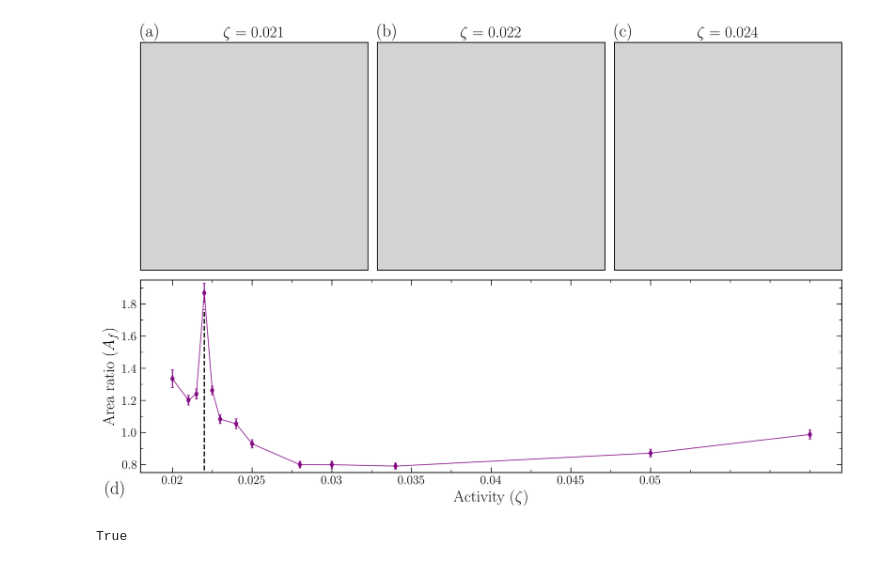
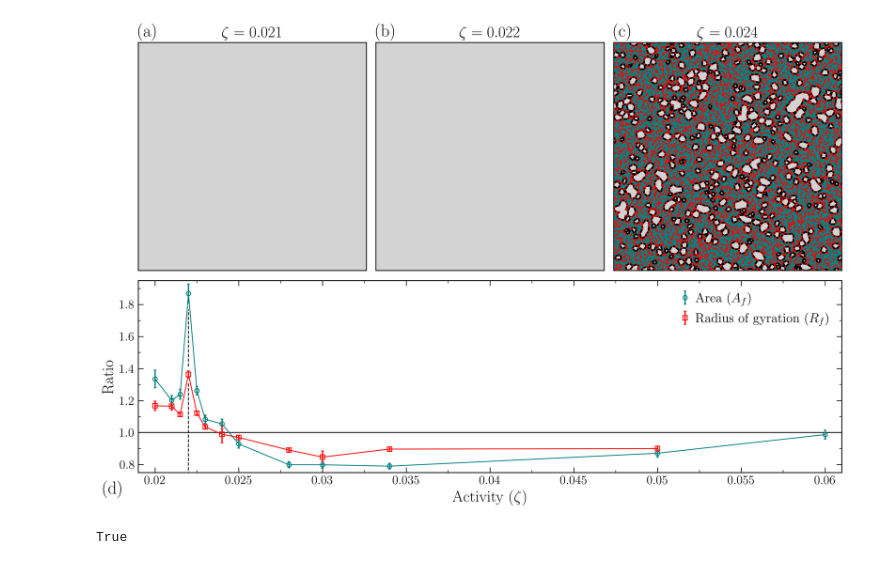
Before and after one commit to simonguld/Thesis, a Jupyter notebook: NematicAnalysis/makito/alpha_analysis.ipynb, the cells around one changed output. Drawn from its saved outputs; the diff is of its cells as text; code cells hidden in the pictures.

```diff
--- a/NematicAnalysis/makito/alpha_analysis.ipynb
+++ b/NematicAnalysis/makito/alpha_analysis.ipynb
@@ -43,7 +43,7 @@ def plot_elements(edges, facets, alpha, ax, shift):
         if Circumradius < alpha:
             ax.add_patch(patches.Polygon(path))
 
-def plot_areas(zeta, ax):
+def plot_areas(zeta, ax, ms=2):
     data_dir = Path("defect_data") / zeta
 
     points = np.genfromtxt(data_dir / "pos")
@@ -63,7 +63,7 @@ def plot_areas(zeta, ax):
     plot_elements(np.copy(edges), np.copy(facets), alpha, ax, np.array([2048,-2048]))
 
     #plots points
-    ax.scatter(points[:, 0], points[:, 1], c = 'r', s = 2.0)
+    ax.scatter(points[:, 0], points[:, 1], c = 'r', s = ms, zorder = 10)
     ax.set(xlim=(0, 2048), ylim=(0, 2048) )
 # %%
 zeta_values = ["0.019", "0.0195", "0.020", "0.021", "0.0215", "0.022", "0.0225", "0.023", "0.024", "0.025", "0.028", "0.030", "0.034", "0.05", "0.06"]
@@ -171,17 +196,21 @@ ax_post.set(xticks=[], yticks=[], title=fr"$\zeta = {zeta_values_to_load[2]}$",
 ax_pre.set_facecolor('lightgray')
 ax_on.set_facecolor('lightgray')
 ax_post.set_facecolor('lightgray')
-
-ax_fraction.errorbar(zeta_values, fraction, yerr=fraction_err, fmt = 'd-',
-                 color=f'C{3}', markersize=5,
-                alpha=.8, elinewidth=1.5, capsize=1.5, capthick=1, lw=1)
+#fillstyle=Line2D.fillStyles[-1]
+ax_fraction.errorbar(zeta_values, fraction, yerr=fraction_err, fmt = 'o-', fillstyle=Line2D.fillStyles[-1],
+                 color=f'teal', markersize=5,
+                alpha=1, elinewidth=1.5, capsize=1.5, capthick=1, lw=1, label = r"Area ($A_f$)")
+ax_fraction.errorbar(zeta_values, radii_fraction, yerr=radii_fraction_err, fmt = 's-', label = r"Radius of gyration ($R_f$)", fillstyle=Line2D.fillStyles[-1],
+                 color=f'red', markersize=5,
+                alpha=1, elinewidth=1.5, capsize=1.5, capthick=1, lw=1)
 ax_fraction.set(xlabel=r"Activity ($\zeta$)",zorder=1)
 #ax_fraction.set(xlabel=r"$\zeta$", ylabel=r"$\frac{<\textup{area}_{H_1}>_{\text{nematic}}}{<\text{area}_{H_1}>_{\text{uniform}}}$", zorder=1)
 ax_fraction.set_ylabel(r"Area fraction ($\overline{A^{{nem}}_{max}}/\overline{A^{uni}_{max}}$)")
 ax_fraction.set_ylabel(r"Area fraction ($\max \overline{A_{{nem}}}/ \max \overline{A_{uni}}$)")
 ax_fraction.set_ylabel(r"Area ratio ($A_f$)")
-ax_fraction.vlines(0.022, 0, ymax=np.nanmax(fraction)-.1, linestyles="dashed", color="black",lw=1.5,)
+ax_fraction.set_ylabel(r"Ratio")
 
+ax_fraction.legend()#fontsize=10)
 width = 0.3
 inset_box = [0.6, 0.26,width,2.3*width]
 if plot_gradient:
@@ -206,40 +235,46 @@ if plot_gradient:
 
 #plot_areas(zeta_values_to_load[0], ax_pre)
 #plot_areas(zeta_values_to_load[1], ax_on)
-#plot_areas(zeta_values_to_load[2], ax_post)
+plot_areas(zeta_values_to_load[2], ax_post, ms=.5)
 
 
 xticks = [0.02, 0.024, 0.030, 0.04, 0.06, 0.08,.1]
 xtick_gradient = np.round(np.arange(0.022,0.0305,0.003),3)
-xticks = np.round(np.arange(0.02,0.051,0.005),3)
+xticks = np.round(np.arange(0.02,0.061,0.005),3)
 xtick_labels = [0.02, 0.024, 0.03, 0.04, 0.06, 0.08,.1]
 ax_fraction.set_xticks(xticks, xticks)#, fontsize=10)
 ax_fraction.tick_params(axis='both',which='major', labelsize=14)
 #axx.tick_params(axis='both',which='major', labelsize=13)
 ax_fraction.yaxis.set_minor_locator(ticker.MultipleLocator(.1))
 ax_fraction.xaxis.set_minor_locator(ticker.MultipleLocator(.0025))
 ax_fraction.set_ylim(ymin=0.75, ymax=1.95)
 
 if plot_gradient:
     ax_gradient.tick_params(axis='both',which='major', labelsize=14)
     ax_gradient.xaxis.set_minor_locator(ticker.MultipleLocator(.001))
     ax_gradient.yaxis.set_minor_locator(ticker.MultipleLocator(500))
     ax_gradient.set_xticks(xtick_gradient, xtick_gradient)
 
 import string #string.ascii_lowercase[n]
 for n, AXX in enumerate([ax_pre, ax_on, ax_post, ax_fraction]):
     AXX.text(-0.05 if n==3 else 0, -.11 if n ==3 else 1.027, rf'{{({string.ascii_lowercase[n]})}}', transform=AXX.transAxes,
             size=20, weight='normal')
 
+ax_fraction.vlines(0.022, 0, ymax=np.nanmax(radii_fraction)-.05, linestyles="dashed", color="black",lw=1.,)
+ax_fraction.vlines(0.022, np.nanmax(radii_fraction)+.05, ymax=np.nanmax(fraction)-.1, linestyles="dashed", color="black",lw=1.,)
+ax_fraction.hlines(1, 0.018, 0.07, linestyles="solid", color="black",lw=1., zorder=0)
+ax_fraction.set_xlim(xmin=0.019, xmax=0.061)
 fig.tight_layout()
 fig.subplots_adjust(hspace=0.05, wspace=0.1)
 # Show the plot
 #fig.dpi=60
 suffix = '' if plot_gradient else '_no_gradient'
 save_path = f"C:\\Users\\Simon Andersen\\Documents\\Uni\\Speciale\\Figures\\article\\area{suffix}.jpeg"
-#fig.savefig(save_path, dpi=420)#dpi=420)
+save_path_eps = f"C:\\Users\\Simon Andersen\\Documents\\Uni\\Speciale\\Figures\\article\\area{suffix}.eps"
+#fig.savefig(save_path_eps,)#dpi=420)
+#fig.savefig(save_path, dpi=620)#dpi=420)
 # %% [output]
-[figure, old version]
+[figure, new version]
 # %%
 os.path.isfile(save_path)
 # %% [output]
```
Also changed, not shown: parts of 5 cells of this notebook, 7 other files.
